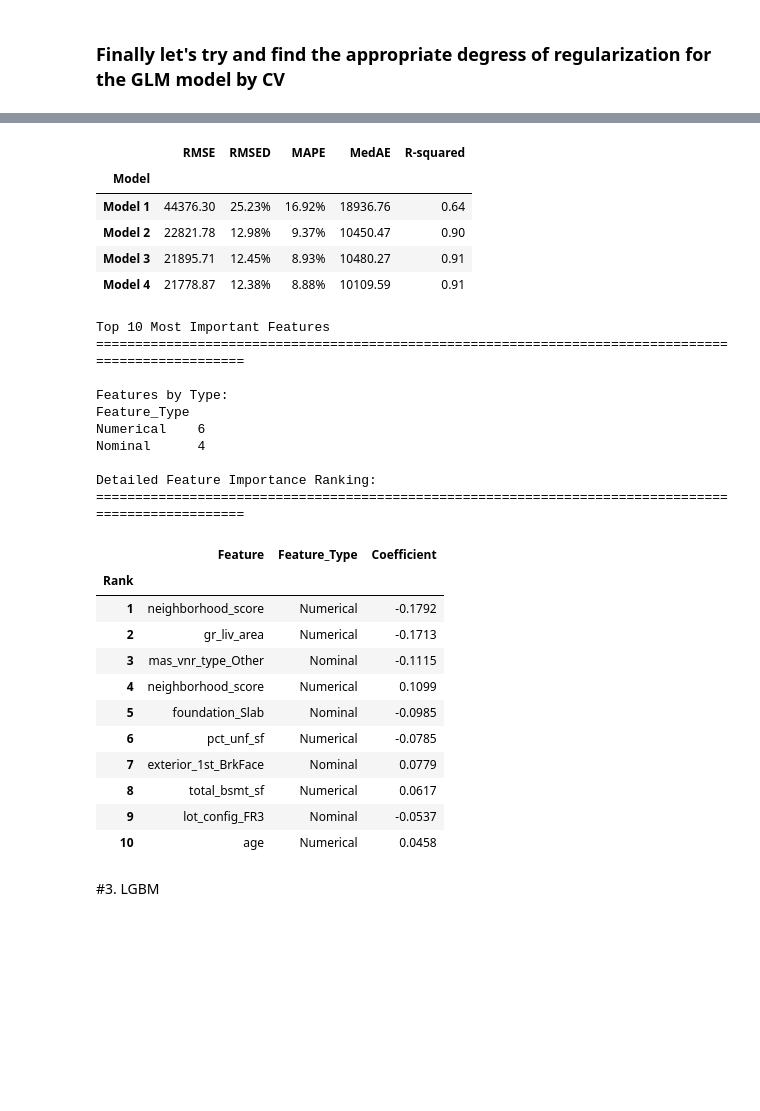
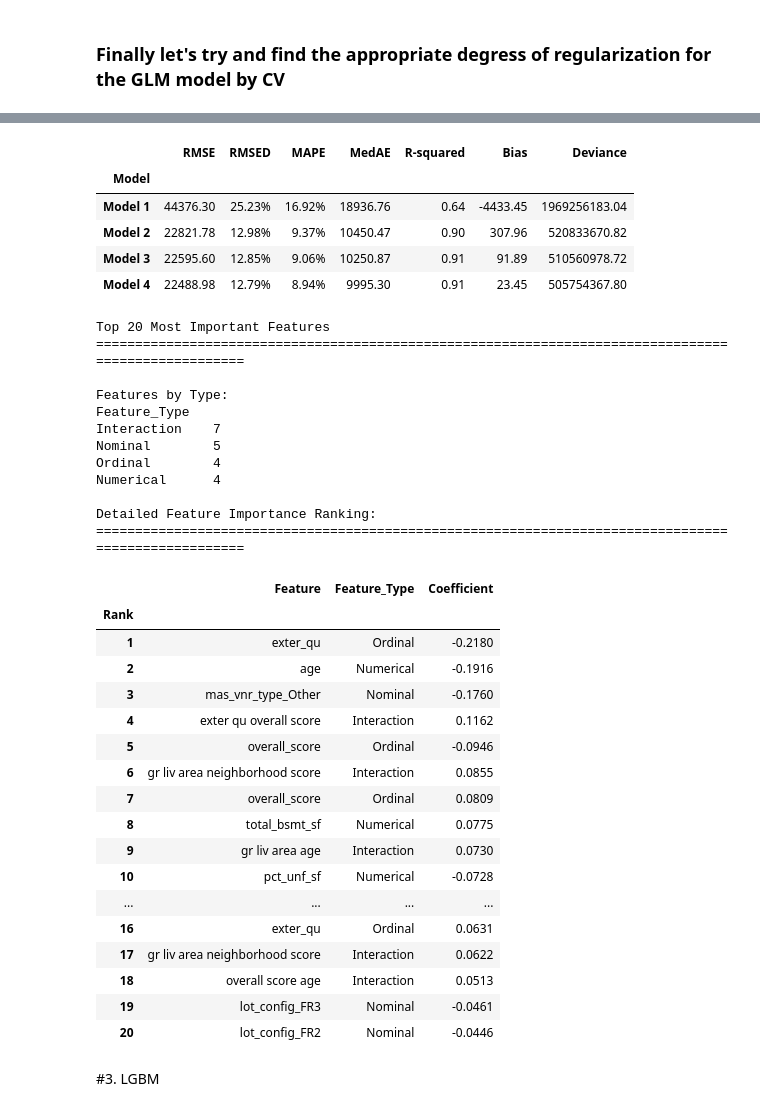
Before and after one commit to congminh-nguyen/ames_project, a Jupyter notebook: notebooks/model.ipynb, the cells around one changed output, grey strips where cells are left out. Cells and saved outputs as stored; diff of their text form; code cells hidden in the pictures; blank space fills up the shorter version.

```diff
--- a/notebooks/model.ipynb
+++ b/notebooks/model.ipynb
@@ -236,7 +232,8 @@ interaction_features = [
 
 # Preprocessing pipeline for interaction terms
 interaction_pipeline = Pipeline(steps=[
-    ('interaction', PolynomialFeatures(degree=2, interaction_only=True, include_bias=False))
+    ('interaction', PolynomialFeatures(degree=2, interaction_only=True, include_bias=False)),
+    ('winsorized_scaler', WinsorizedRobustScaler(range_min=10, range_max=99))  # Use WinsorizedRobustScaler to standardize
 ])
 
 # Combine preprocessing pipelines
@@ -338,46 +335,55 @@ Chosen l1 ratio: 0.0
 # %%
 reevaluate_models([baseline_GLM_model_pipeline, glm_1_pipeline, glm_2_pipeline, glm_tuned_pipeline], X_test, y_test)
 # %% [output]
-|  | RMSE | RMSED | MAPE | MedAE | R-squared |
-| Model |  |  |  |  |  |
-| Model 1 | 44376.30 | 25.23% | 16.92% | 18936.76 | 0.64 |
-| Model 2 | 22821.78 | 12.98% | 9.37% | 10450.47 | 0.90 |
-| Model 3 | 21895.71 | 12.45% | 8.93% | 10480.27 | 0.91 |
-| Model 4 | 21778.87 | 12.38% | 8.88% | 10109.59 | 0.91 |
+|  | RMSE | RMSED | MAPE | MedAE | R-squared | Bias | Deviance |
+| Model |  |  |  |  |  |  |  |
+| Model 1 | 44376.30 | 25.23% | 16.92% | 18936.76 | 0.64 | -4433.45 | 1969256183.04 |
+| Model 2 | 22821.78 | 12.98% | 9.37% | 10450.47 | 0.90 | 307.96 | 520833670.82 |
+| Model 3 | 22595.60 | 12.85% | 9.06% | 10250.87 | 0.91 | 91.89 | 510560978.72 |
+| Model 4 | 22488.98 | 12.79% | 8.94% | 9995.30 | 0.91 | 23.45 | 505754367.80 |
 # %%
-# Check for the largest coefficients (simple inspection - we standardized the scale:
-# neighborhood_score and its polynomial terms have very good impact! Hooray, feature engineering works!)
+# Check for the largest coefficients (simple inspection - we standardized the scale but still there are underlying difference.
+# Hence we cannot interprete directly. Still, the effects make sense ! For example, good neighborhood score can increase the utility
+# of having an even bigger house.
 coefficients_df = analyze_glm_coefficients(
     pipeline=glm_tuned_pipeline,
     numerical_features=glm_numerical_features,
     ordinal_features=glm_ordinal_features,
     nominal_features=glm_nominal_features,
-    top_n=10
+    top_n=20
 )
 display(coefficients_df)
 # %% [output]
-Top 10 Most Important Features
+Top 20 Most Important Features
 ====================================================================================================
 
 Features by Type:
 Feature_Type
-Numerical    6
-Nominal      4
+Interaction    7
+Nominal        5
+Ordinal        4
+Numerical      4
 
 Detailed Feature Importance Ranking:
 ====================================================================================================
 |  | Feature | Feature_Type | Coefficient |
 | Rank |  |  |  |
-| 1 | neighborhood_score | Numerical | -0.1792 |
-| 2 | gr_liv_area | Numerical | -0.1713 |
-| 3 | mas_vnr_type_Other | Nominal | -0.1115 |
-| 4 | neighborhood_score | Numerical | 0.1099 |
-| 5 | foundation_Slab | Nominal | -0.0985 |
-| 6 | pct_unf_sf | Numerical | -0.0785 |
-| 7 | exterior_1st_BrkFace | Nominal | 0.0779 |
-| 8 | total_bsmt_sf | Numerical | 0.0617 |
-| 9 | lot_config_FR3 | Nominal | -0.0537 |
-| 10 | age | Numerical | 0.0458 |
+| 1 | exter_qu | Ordinal | -0.2180 |
+| 2 | age | Numerical | -0.1916 |
+| 3 | mas_vnr_type_Other | Nominal | -0.1760 |
+| 4 | exter qu overall score | Interaction | 0.1162 |
+| 5 | overall_score | Ordinal | -0.0946 |
+| 6 | gr liv area neighborhood score | Interaction | 0.0855 |
+| 7 | overall_score | Ordinal | 0.0809 |
+| 8 | total_bsmt_sf | Numerical | 0.0775 |
+| 9 | gr liv area age | Interaction | 0.0730 |
+| 10 | pct_unf_sf | Numerical | -0.0728 |
+| ... | ... | ... | ... |
+| 16 | exter_qu | Ordinal | 0.0631 |
+| 17 | gr liv area neighborhood score | Interaction | 0.0622 |
+| 18 | overall score age | Interaction | 0.0513 |
+| 19 | lot_config_FR3 | Nominal | -0.0461 |
+| 20 | lot_config_FR2 | Nominal | -0.0446 |
 # %% [markdown]
 #3. LGBM
 # %% [markdown]
```
Also changed, not shown: parts of 20 cells of this notebook, 4 other files.
